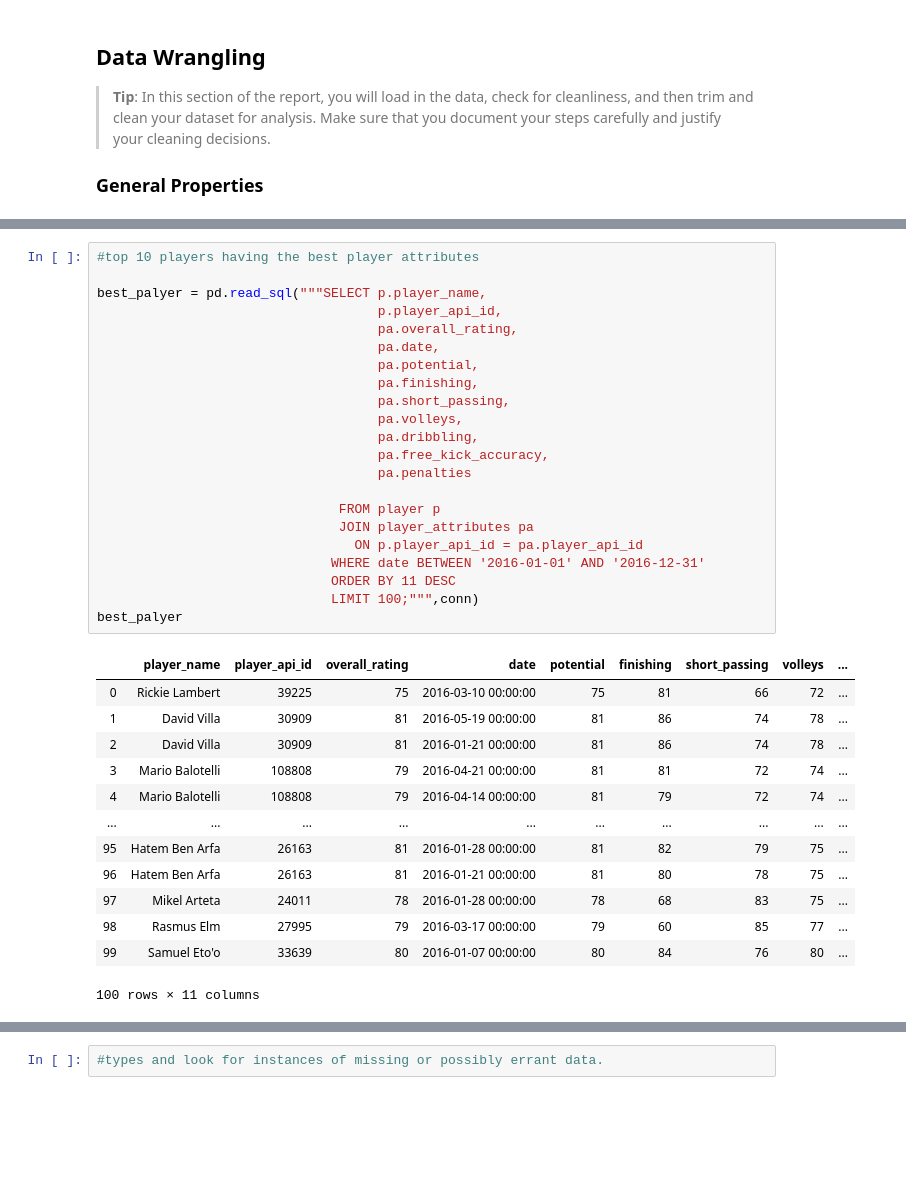
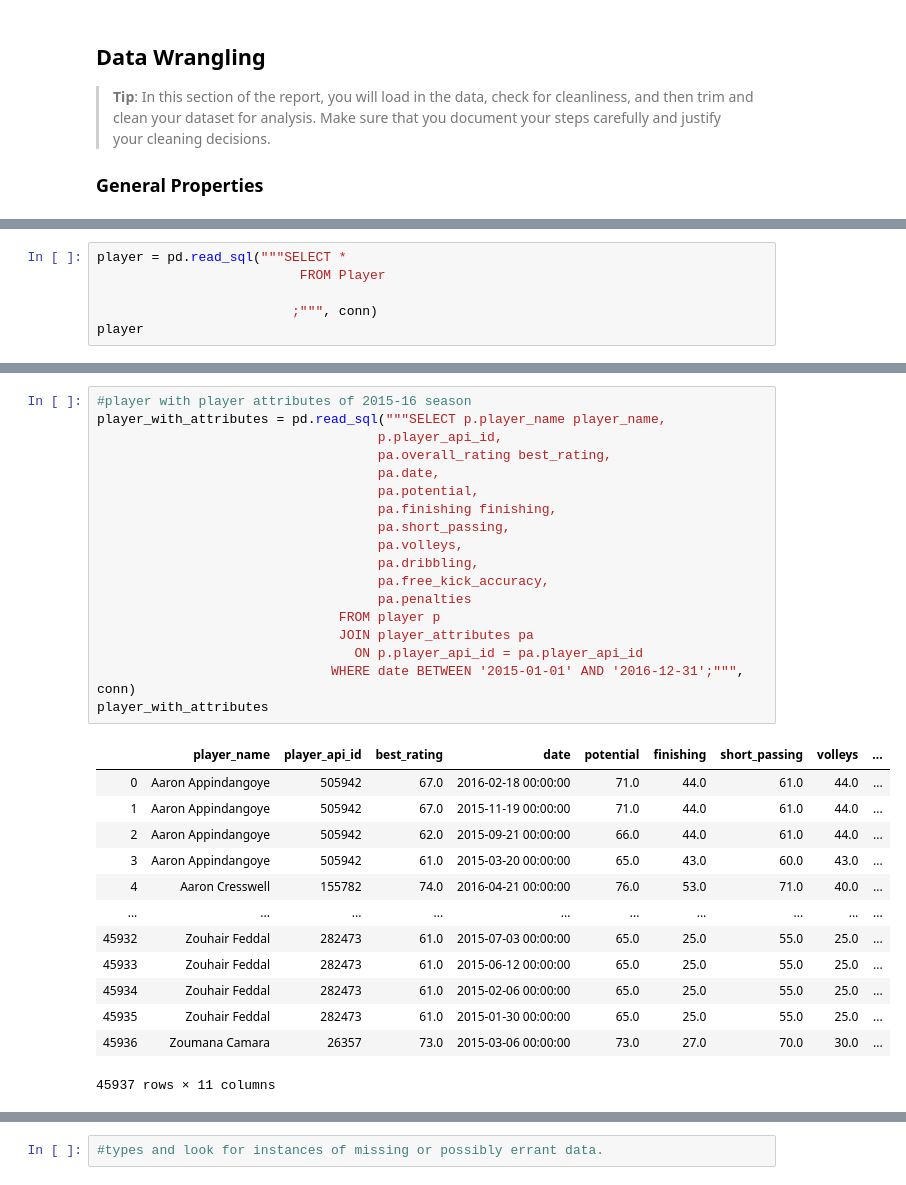
Before and after one commit to riyasql/Football-Data-Analysis-using-Python-and-SQL, a Jupyter notebook: Football Data Analysis using SQL.ipynb, the cells around one changed output, grey strips where cells are left out. Cells and saved outputs as stored; diff of their text form; blank space fills up the shorter version.

```diff
--- a/Football Data Analysis using SQL.ipynb
+++ b/Football Data Analysis using SQL.ipynb
@@ -96,3 +96,9 @@ best_buildupplayspeed
 | 7 | Arsenal | 9825 | 75 | Fast |
 | 8 | Catania | 8530 | 75 | Fast |
 | 9 | TSG 1899 Hoffenheim | 8226 | 75 | Fast |
+# %%
+player = pd.read_sql("""SELECT *
+                          FROM Player
+
+                         ;""", conn)
+player
@@ -99,36 +157,32 @@ best_buildupplayspeed
 # %%
-#top 10 players having the best player attributes
-
-best_palyer = pd.read_sql("""SELECT p.player_name,
+#player with player attributes of 2015-16 season
+player_with_attributes = pd.read_sql("""SELECT p.player_name player_name,
                                     p.player_api_id,
-                                    pa.overall_rating,
+                                    pa.overall_rating best_rating,
                                     pa.date,
                                     pa.potential,
-                                    pa.finishing,
+                                    pa.finishing finishing,
                                     pa.short_passing,
                                     pa.volleys,
                                     pa.dribbling,
                                     pa.free_kick_accuracy,
                                     pa.penalties
-
                                FROM player p
                                JOIN player_attributes pa
                                  ON p.player_api_id = pa.player_api_id
-                              WHERE date BETWEEN '2016-01-01' AND '2016-12-31'
-                              ORDER BY 11 DESC
-                              LIMIT 100;""",conn)
-best_palyer
+                              WHERE date BETWEEN '2015-01-01' AND '2016-12-31';""", conn)
+player_with_attributes
 # %% [output]
-|  | player_name | player_api_id | overall_rating | date | potential | finishing | short_passing | volleys | ... |
-| 0 | Rickie Lambert | 39225 | 75 | 2016-03-10 00:00:00 | 75 | 81 | 66 | 72 | ... |
-| 1 | David Villa | 30909 | 81 | 2016-05-19 00:00:00 | 81 | 86 | 74 | 78 | ... |
-| 2 | David Villa | 30909 | 81 | 2016-01-21 00:00:00 | 81 | 86 | 74 | 78 | ... |
-| 3 | Mario Balotelli | 108808 | 79 | 2016-04-21 00:00:00 | 81 | 81 | 72 | 74 | ... |
-| 4 | Mario Balotelli | 108808 | 79 | 2016-04-14 00:00:00 | 81 | 79 | 72 | 74 | ... |
+|  | player_name | player_api_id | best_rating | date | potential | finishing | short_passing | volleys | ... |
+| 0 | Aaron Appindangoye | 505942 | 67.0 | 2016-02-18 00:00:00 | 71.0 | 44.0 | 61.0 | 44.0 | ... |
+| 1 | Aaron Appindangoye | 505942 | 67.0 | 2015-11-19 00:00:00 | 71.0 | 44.0 | 61.0 | 44.0 | ... |
+| 2 | Aaron Appindangoye | 505942 | 62.0 | 2015-09-21 00:00:00 | 66.0 | 44.0 | 61.0 | 44.0 | ... |
+| 3 | Aaron Appindangoye | 505942 | 61.0 | 2015-03-20 00:00:00 | 65.0 | 43.0 | 60.0 | 43.0 | ... |
+| 4 | Aaron Cresswell | 155782 | 74.0 | 2016-04-21 00:00:00 | 76.0 | 53.0 | 71.0 | 40.0 | ... |
 | ... | ... | ... | ... | ... | ... | ... | ... | ... | ... |
-| 95 | Hatem Ben Arfa | 26163 | 81 | 2016-01-28 00:00:00 | 81 | 82 | 79 | 75 | ... |
-| 96 | Hatem Ben Arfa | 26163 | 81 | 2016-01-21 00:00:00 | 81 | 80 | 78 | 75 | ... |
-| 97 | Mikel Arteta | 24011 | 78 | 2016-01-28 00:00:00 | 78 | 68 | 83 | 75 | ... |
-| 98 | Rasmus Elm | 27995 | 79 | 2016-03-17 00:00:00 | 79 | 60 | 85 | 77 | ... |
-| 99 | Samuel Eto'o | 33639 | 80 | 2016-01-07 00:00:00 | 80 | 84 | 76 | 80 | ... |
+| 45932 | Zouhair Feddal | 282473 | 61.0 | 2015-07-03 00:00:00 | 65.0 | 25.0 | 55.0 | 25.0 | ... |
+| 45933 | Zouhair Feddal | 282473 | 61.0 | 2015-06-12 00:00:00 | 65.0 | 25.0 | 55.0 | 25.0 | ... |
+| 45934 | Zouhair Feddal | 282473 | 61.0 | 2015-02-06 00:00:00 | 65.0 | 25.0 | 55.0 | 25.0 | ... |
+| 45935 | Zouhair Feddal | 282473 | 61.0 | 2015-01-30 00:00:00 | 65.0 | 25.0 | 55.0 | 25.0 | ... |
+| 45936 | Zoumana Camara | 26357 | 73.0 | 2015-03-06 00:00:00 | 73.0 | 27.0 | 70.0 | 30.0 | ... |
-100 rows × 11 columns
+45937 rows × 11 columns
```
Also changed, not shown: parts of 19 cells of this notebook.
